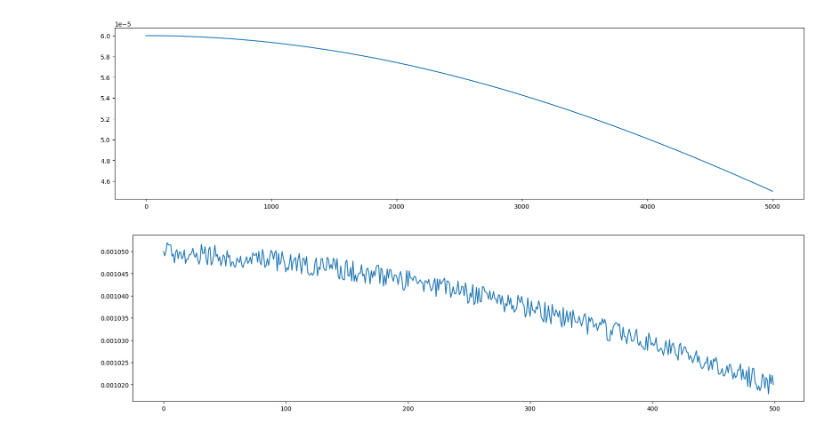
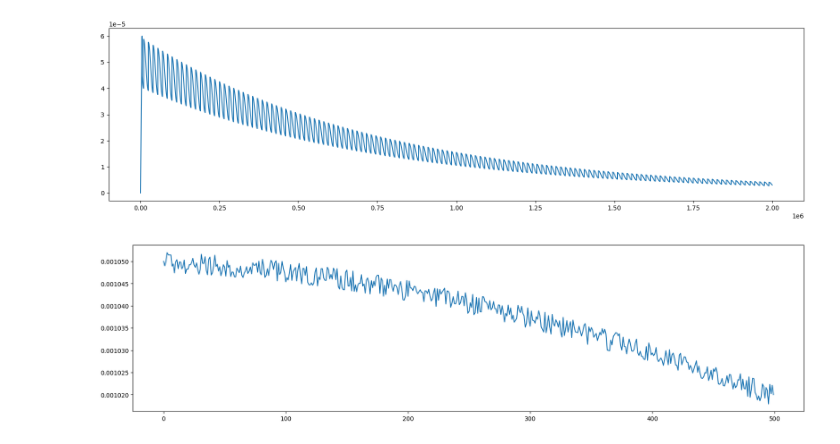
Before and after one commit to autumn-2-net/FORT_transform_V2, a Jupyter notebook: mbt.ipynb, the cells around one changed output. Saved outputs shown, nothing was run; the diff lists cells and outputs as text; code cells hidden in the pictures.

```diff
--- a/mbt.ipynb
+++ b/mbt.ipynb
@@ -40,23 +78,23 @@ def ctxadjust_lr(last_epoch,T_mul = 1,T_0=15000,T_mult=1.5,eta_min=0.0000001,eta
 # %%
 from tqdm import tqdm
 import random
 from matplotlib import pyplot as plt
 from matplotlib import cm
 from matplotlib import axes
 csc=[]
 sss=[]
 fff=plt.figure(figsize=(20,5))
 
-for i in tqdm(range(5000)):
+for i in tqdm(range(2000000)):
     csc.append(i)
-    sss.append(ctxadjust_lr(i))
+    sss.append(mmmctxadjust_lrss(i))
     if ctxadjust_lr(i)<0:
         print('cccccccccccccccc')
 
 plt.plot(csc,sss)
 plt.show()
 # %% [output]
-[figure, old version]
+[figure, new version]
 # %%
 from tqdm import tqdm
 import random
```
Also changed, not shown: parts of 5 cells of this notebook, 5 other files.
